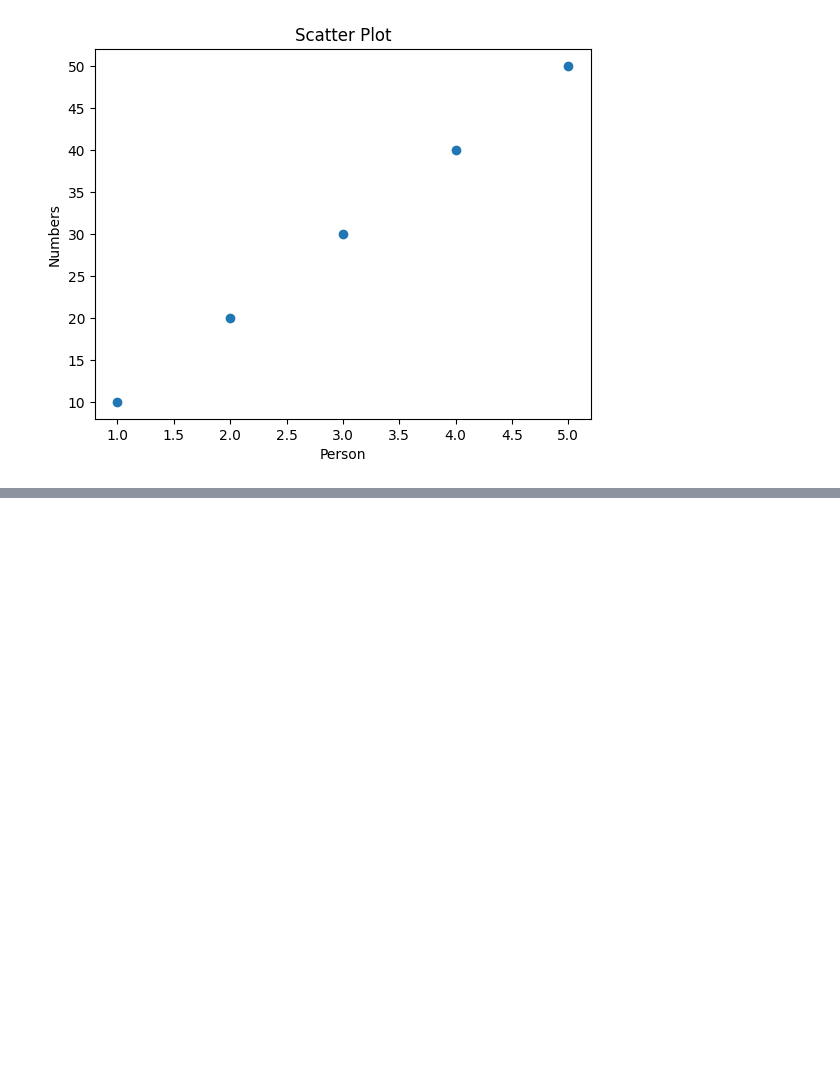
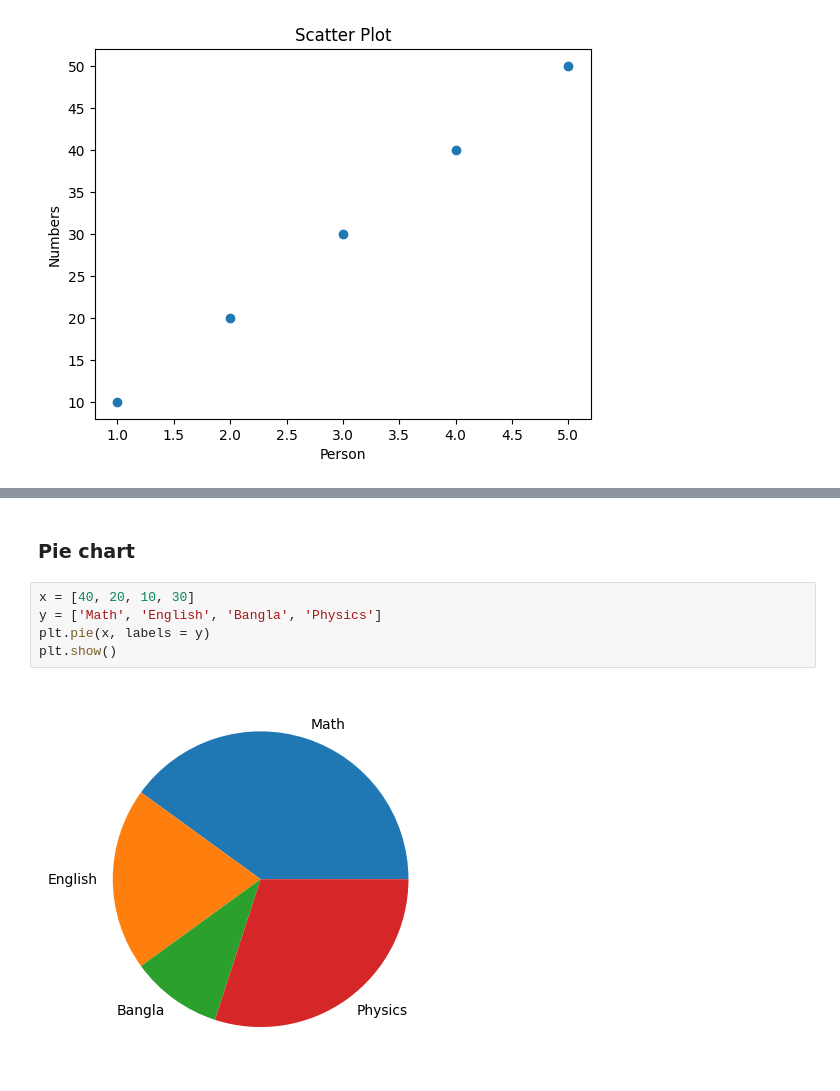
Before and after one commit to faarhaanfaarooq/Data-Analysis-Journey, a Jupyter notebook: matplotlib.ipynb, the cells around one changed output, grey strips where cells are left out. Drawn from its saved outputs; the diff is of its cells as text; blank space fills up the shorter version.

```diff
--- a/matplotlib.ipynb
+++ b/matplotlib.ipynb
@@ -66,0 +82,9 @@ plt.show()
+# %% [markdown]
+### Pie chart
+# %%
+x = [40, 20, 10, 30]
+y = ['Math', 'English', 'Bangla', 'Physics']
+plt.pie(x, labels = y)
+plt.show()
+# %% [output]
+[figure, added]
```
Also changed, not shown: parts of 2 cells of this notebook.
